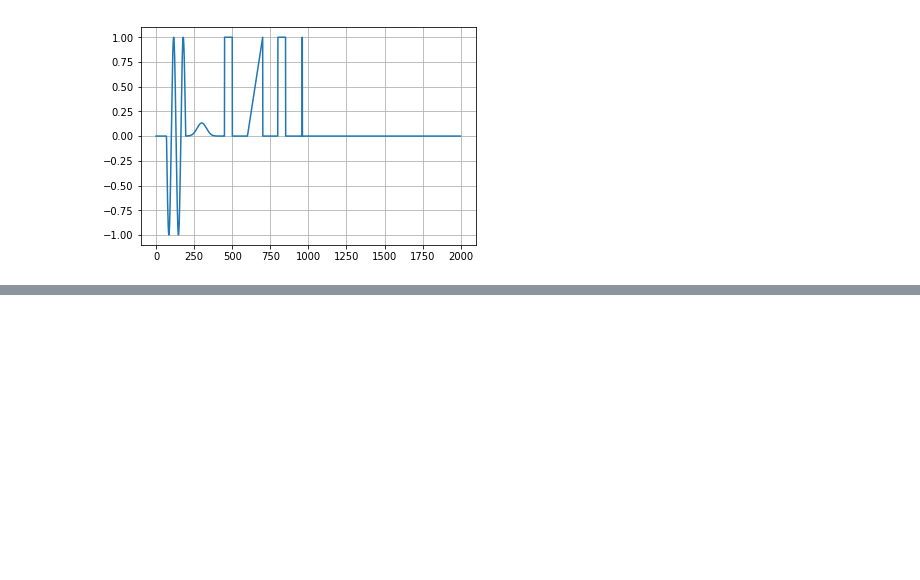
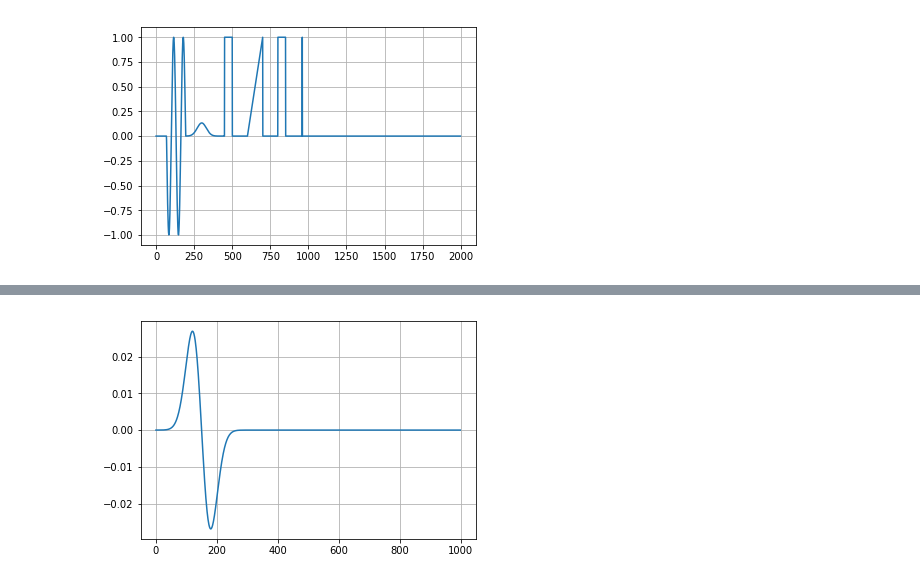
Before and after one commit to ricardoy/correlation_convolution, a Jupyter notebook: convolution x correlation.ipynb, the cells around one changed output, grey strips where cells are left out. Cells and saved outputs as stored; diff of their text form; code cells hidden in the pictures; blank space fills up the shorter version.

```diff
--- a/convolution x correlation.ipynb
+++ b/convolution x correlation.ipynb
@@ -321,0 +334,12 @@ plot(convolution(h, g_pulso))
+# %%
+def gaussian_first_derivative(x, mean=0, std=3):
+    if abs(x) > 100:
+        return 0
+    else:
+        return -1 * (((x-mean) * math.exp(-1 * (x - mean)**2 / (2 * std**2))) / (math.sqrt(2*math.pi)*(std**3)))
+
+
+gaussian_first_derivative_data = np.array([y for y in map(gaussian_first_derivative, x-15)])
+plot(gaussian_first_derivative_data)
+# %% [output]
+[figure, added]
```
Also changed, not shown: parts of 22 cells of this notebook, 1 other file.
